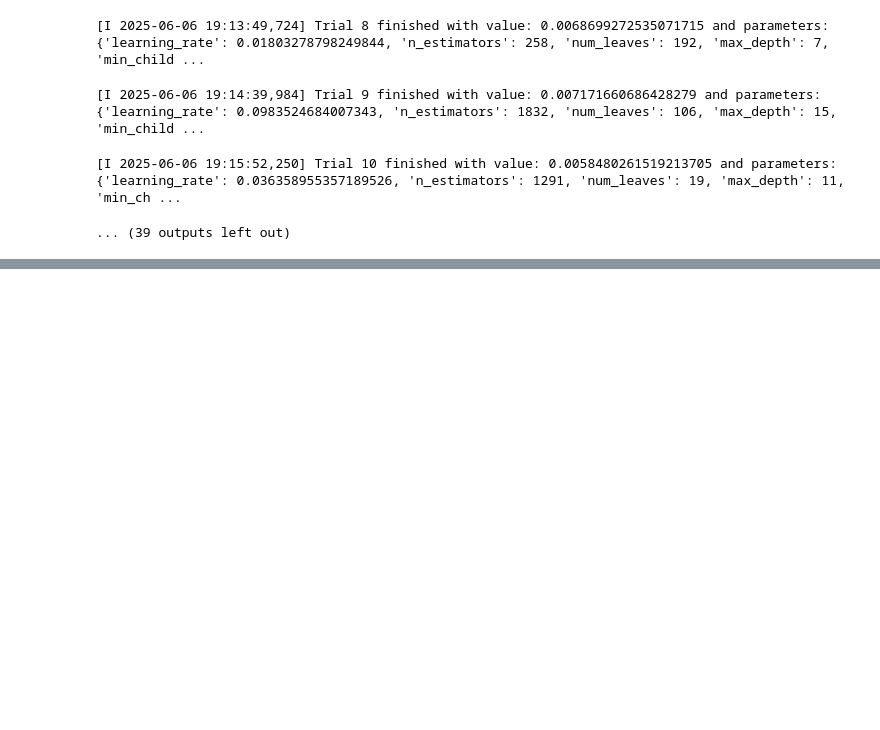
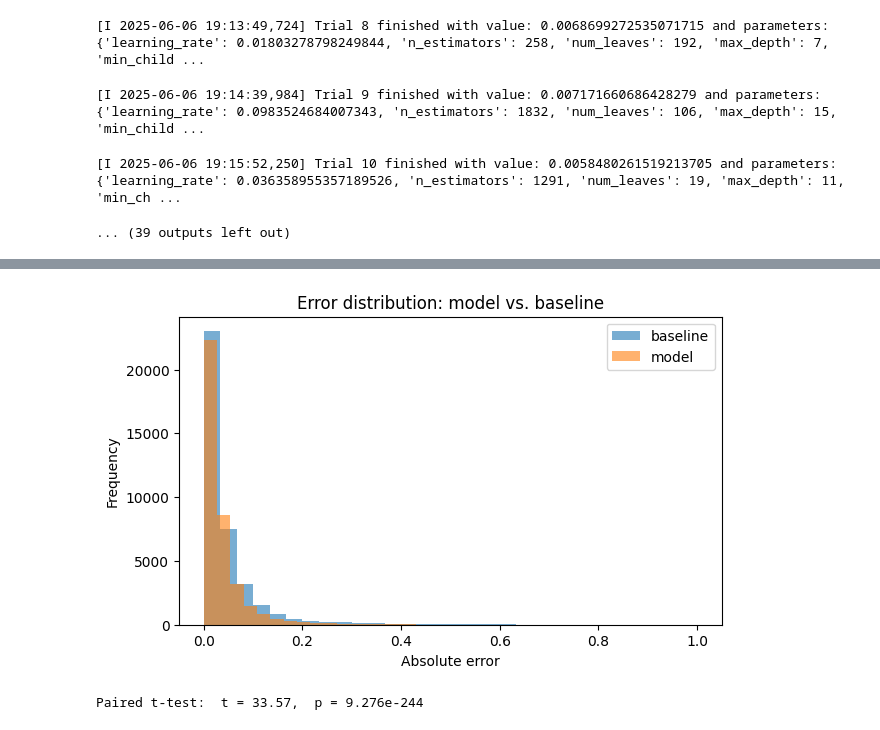
Before and after one commit to MohanNaredla123/Model-Training, a Jupyter notebook: main/training.ipynb, the cells around one changed output, grey strips where cells are left out. Drawn from its saved outputs; the diff is of its cells as text; code cells hidden in the pictures; blank space fills up the shorter version.

```diff
--- a/main/training.ipynb
+++ b/main/training.ipynb
@@ -147,0 +288,27 @@ NameError: name 'study' is not defined
+# %%
+from scipy import stats
+
+df_test['y_base'] = df_test['Attendance_Rate_2023'].values
+df_test["abs_err_model"] = np.abs(df_test["y_true"] - df_test["y_pred"])
+df_test["abs_err_base"]  = np.abs(df_test["y_true"] - df_test["y_base"])
+
+plt.figure(figsize=(7,4))
+plt.hist(df_test["abs_err_base"],  bins=30, alpha=0.6, label="baseline")
+plt.hist(df_test["abs_err_model"], bins=30, alpha=0.6, label="model")
+plt.xlabel("Absolute error")
+plt.ylabel("Frequency")
+plt.title("Error distribution: model vs. baseline")
+plt.legend()
+plt.show()
+# %% [output]
+[figure, added]
+# %%
+t_stat, p_val = stats.ttest_rel(
+    df_test["abs_err_base"],
+    df_test["abs_err_model"],
+    alternative="greater"
+)
+
+print(f"Paired t-test:  t = {t_stat:0.2f},  p = {p_val:0.3e}")
+# %% [output]
+Paired t-test:  t = 33.57,  p = 9.276e-244
```
Also changed, not shown: parts of 6 cells of this notebook, 2 other files.
